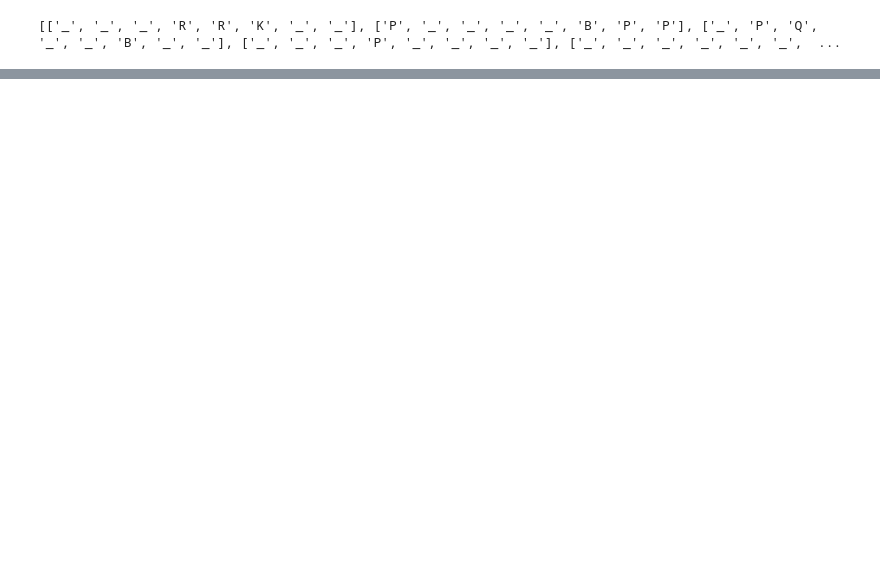
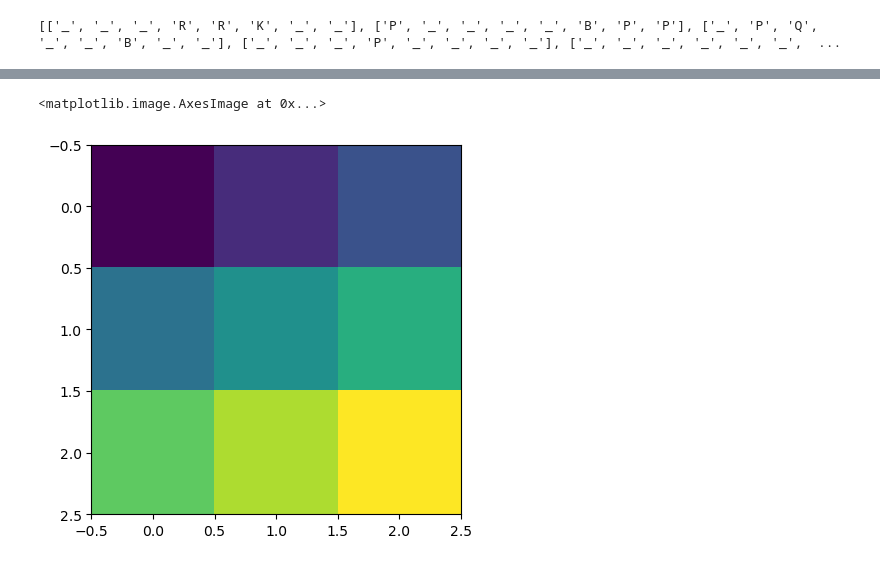
Before and after one commit to JoeErazo/chessboard-analyzer, a Jupyter notebook: analyze_board.ipynb, the cells around one changed output, grey strips where cells are left out. Saved outputs shown, nothing was run; the diff lists cells and outputs as text; code cells hidden in the pictures; blank space fills up the shorter version.

```diff
--- a/analyze_board.ipynb
+++ b/analyze_board.ipynb
@@ -336,0 +375,5 @@ for i, result in enumerate(test_output):
+# %%
+plt.imshow(np.loadtxt("123test.txt"))
+# %% [output]
+<matplotlib.image.AxesImage at 0x...>
+[figure, added]
```
Also changed, not shown: parts of 19 cells of this notebook.
